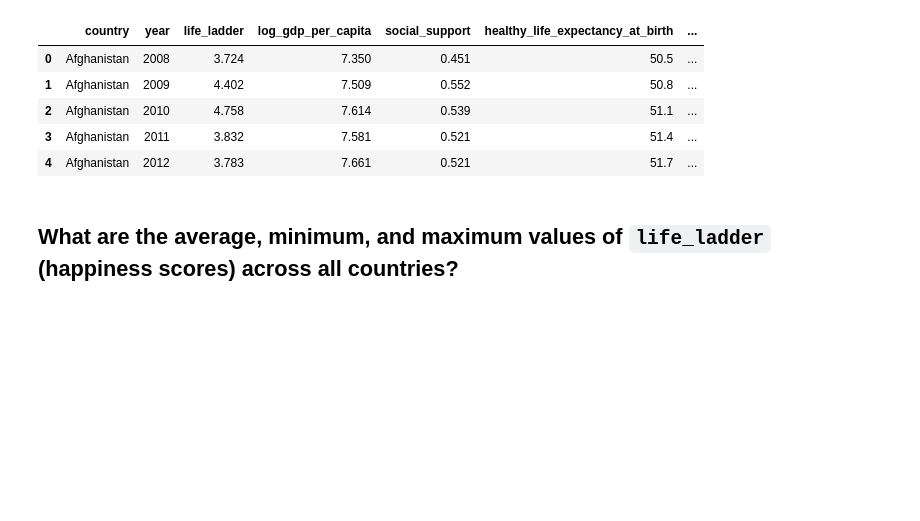
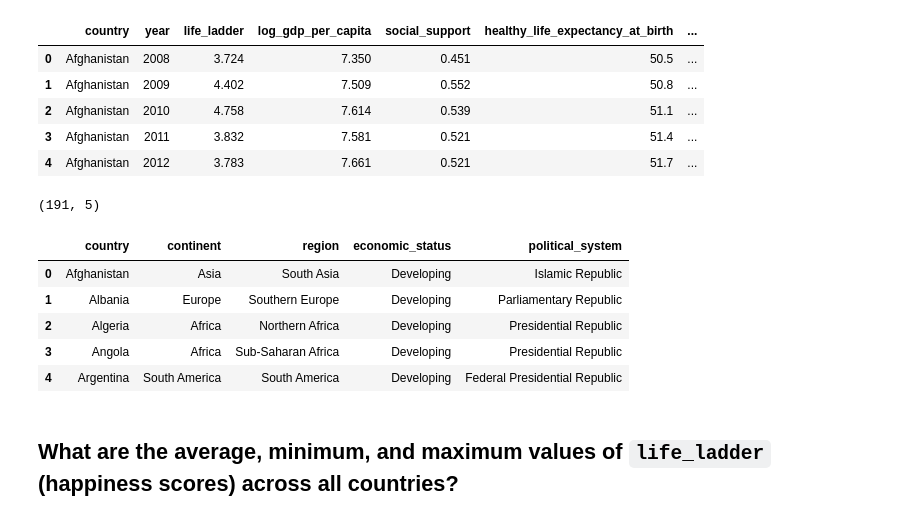
Before and after one commit to ahmedmoustafa/datasets, a Jupyter notebook: happiness/happiness.ipynb, the cells around one changed output. Drawn from its saved outputs; the diff is of its cells as text; code cells hidden in the pictures; blank space fills up the shorter version.

```diff
--- a/happiness/happiness.ipynb
+++ b/happiness/happiness.ipynb
@@ -19,6 +31,20 @@ df.head()
 | 2 | Afghanistan | 2010 | 4.758 | 7.614 | 0.539 | 51.1 | ... |
 | 3 | Afghanistan | 2011 | 3.832 | 7.581 | 0.521 | 51.4 | ... |
 | 4 | Afghanistan | 2012 | 3.783 | 7.661 | 0.521 | 51.7 | ... |
+# %%
+df_countries = pd.read_table("https://raw.githubusercontent.com/ahmedmoustafa/datasets/refs/heads/main/happiness/countries.tsv")
+df_countries.shape
+# %% [output]
+(191, 5)
+# %%
+df_countries.head()
+# %% [output]
+|  | country | continent | region | economic_status | political_system |
+| 0 | Afghanistan | Asia | South Asia | Developing | Islamic Republic |
+| 1 | Albania | Europe | Southern Europe | Developing | Parliamentary Republic |
+| 2 | Algeria | Africa | Northern Africa | Developing | Presidential Republic |
+| 3 | Angola | Africa | Sub-Saharan Africa | Developing | Presidential Republic |
+| 4 | Argentina | South America | South America | Developing | Federal Presidential Republic |
 # %% [markdown]
 ## What are the average, minimum, and maximum values of `life_ladder` (happiness scores) across all countries?
 # %% [markdown]
```
Also changed, not shown: parts of 2 cells of this notebook.
